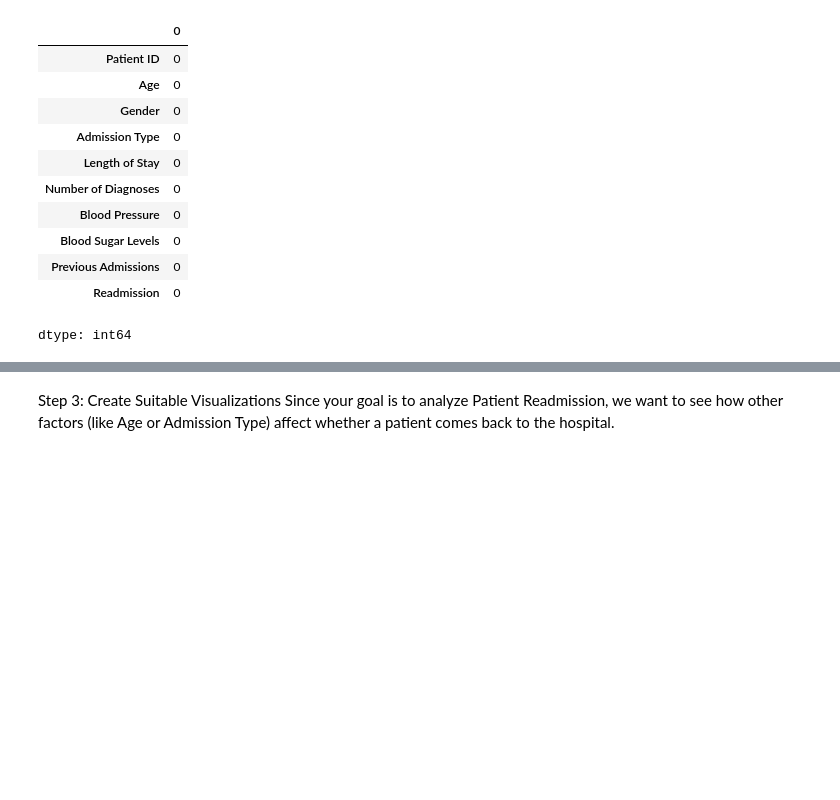
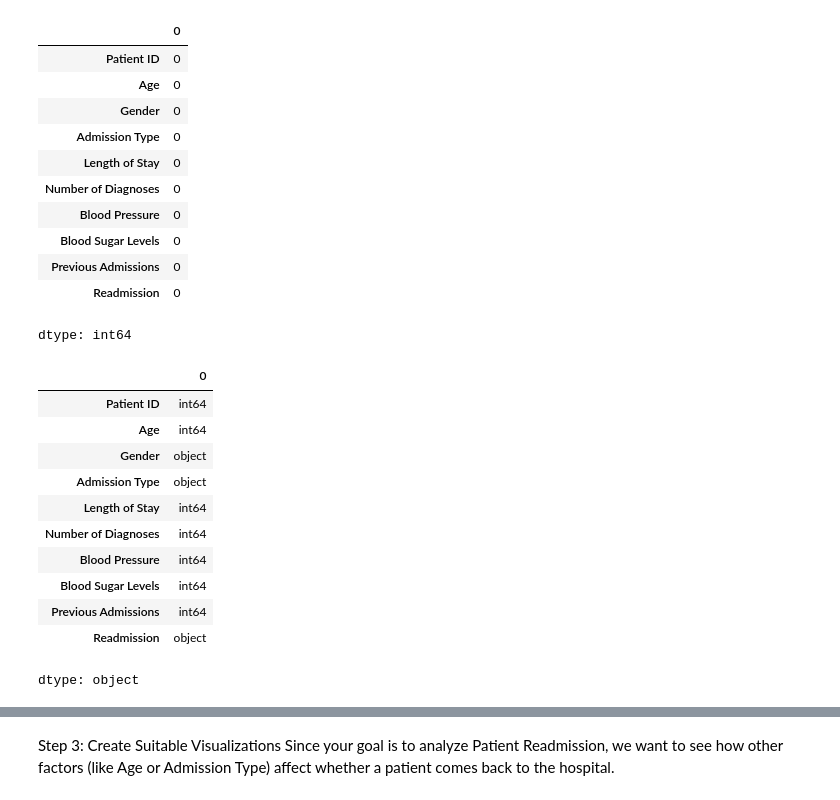
Before and after one commit to MassEgo88/Exploratory-Data-Analysis-for-Patients, a Jupyter notebook: Patient_Readmissions.ipynb, the cells around one changed output, grey strips where cells are left out. Saved outputs shown, nothing was run; the diff lists cells and outputs as text; code cells hidden in the pictures; blank space fills up the shorter version.

```diff
--- a/Patient_Readmissions.ipynb
+++ b/Patient_Readmissions.ipynb
@@ -75,3 +91,20 @@ memory usage: 234.5+ KB
 | Previous Admissions | 0 |
 | Readmission | 0 |
 dtype: int64
+# %%
+# Checking Data Types
+## Displa the data type (e.g., integer, object) for every column in the dataset
+df.dtypes
+# %% [output]
+|  | 0 |
+| Patient ID | int64 |
+| Age | int64 |
+| Gender | object |
+| Admission Type | object |
+| Length of Stay | int64 |
+| Number of Diagnoses | int64 |
+| Blood Pressure | int64 |
+| Blood Sugar Levels | int64 |
+| Previous Admissions | int64 |
+| Readmission | object |
+dtype: object
```
Also changed, not shown: parts of 10 cells of this notebook.
